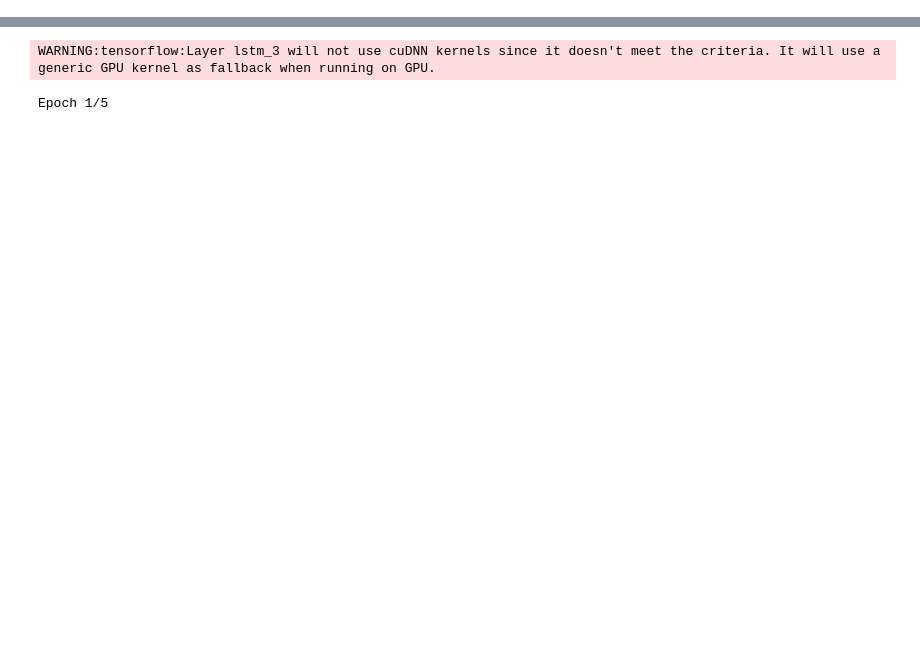
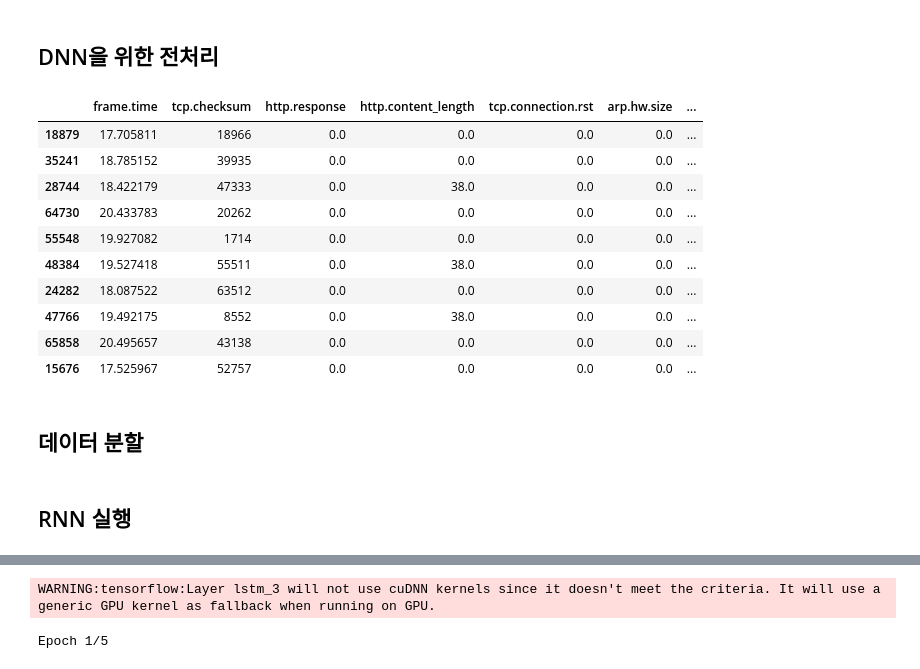
Before and after one commit to explainpark101/KU-ML-EndTerm-project, a Jupyter notebook: 03 tensorflow.ipynb, the cells around one changed output, grey strips where cells are left out. Drawn from its saved outputs; the diff is of its cells as text; code cells hidden in the pictures; blank space fills up the shorter version.

```diff
--- a/03 tensorflow.ipynb
+++ b/03 tensorflow.ipynb
@@ -75,3 +85,5 @@ original_data.head()
 def zipFile(fileName):
     import shutil
     shutil.make_archive(fileName,"zip", fileName)
+# %% [markdown]
+## DNN을 위한 전처리
@@ -78,3 +106,39 @@ def zipFile(fileName):
+# %%
+# tcp.ack 정규화
+data["tcp.ack"] = (original_data["tcp.ack"] - original_data["tcp.ack"].mean()) / original_data["tcp.ack"].std()
+# %%
+for feature in ["GET", "POST", "TRACE", "HTTP/1.0", "HTTP/1.1"]:
+    data[feature] = original_data[feature].apply(int)
+# %%
+# http.referer는 [0.0, '0.0', '0', '127.0.0.1'] 의 값만을 갖고 있으므로, 의미가 없음.
+data = data.drop(["http.referer"], axis="columns")
+# %%
+data = data.drop(["0"], axis="columns")
+# %%
+# DNN을 할 columns
+DNN_COLS = ['frame.time', 'tcp.checksum', 'http.response',
+       'http.content_length',
+       'tcp.connection.rst', 'arp.hw.size', 'tcp.len',
+       'tcp.seq', 'tcp.connection.syn',
+       'tcp.flags.ack', 'tcp.ack_raw', 'tcp.connection.fin', 'tcp.dstport',
+       'tcp.flags', 'tcp.ack', 'tcp.connection.synack',
+       'tcp.srcport', 'arp.opcode', 'GET', 'POST', 'TRACE', 'HTTP/1.0',
+       'HTTP/1.1']
+data[DNN_COLS].head(10)
+# %% [output]
+|  | frame.time | tcp.checksum | http.response | http.content_length | tcp.connection.rst | arp.hw.size | ... |
+| 18879 | 17.705811 | 18966 | 0.0 | 0.0 | 0.0 | 0.0 | ... |
+| 35241 | 18.785152 | 39935 | 0.0 | 0.0 | 0.0 | 0.0 | ... |
+| 28744 | 18.422179 | 47333 | 0.0 | 38.0 | 0.0 | 0.0 | ... |
+| 64730 | 20.433783 | 20262 | 0.0 | 0.0 | 0.0 | 0.0 | ... |
+| 55548 | 19.927082 | 1714 | 0.0 | 0.0 | 0.0 | 0.0 | ... |
+| 48384 | 19.527418 | 55511 | 0.0 | 38.0 | 0.0 | 0.0 | ... |
+| 24282 | 18.087522 | 63512 | 0.0 | 0.0 | 0.0 | 0.0 | ... |
+| 47766 | 19.492175 | 8552 | 0.0 | 38.0 | 0.0 | 0.0 | ... |
+| 65858 | 20.495657 | 43138 | 0.0 | 0.0 | 0.0 | 0.0 | ... |
+| 15676 | 17.525967 | 52757 | 0.0 | 0.0 | 0.0 | 0.0 | ... |
+# %% [markdown]
+## 데이터 분할
 # %%
 from sklearn.model_selection import train_test_split
 train, test = train_test_split(data, test_size=0.3)
@@ -87 +153,3 @@ def to_onehot(x):
+# %% [markdown]
+## RNN 실행
 # %%
```
Also changed, not shown: parts of 28 cells of this notebook.
